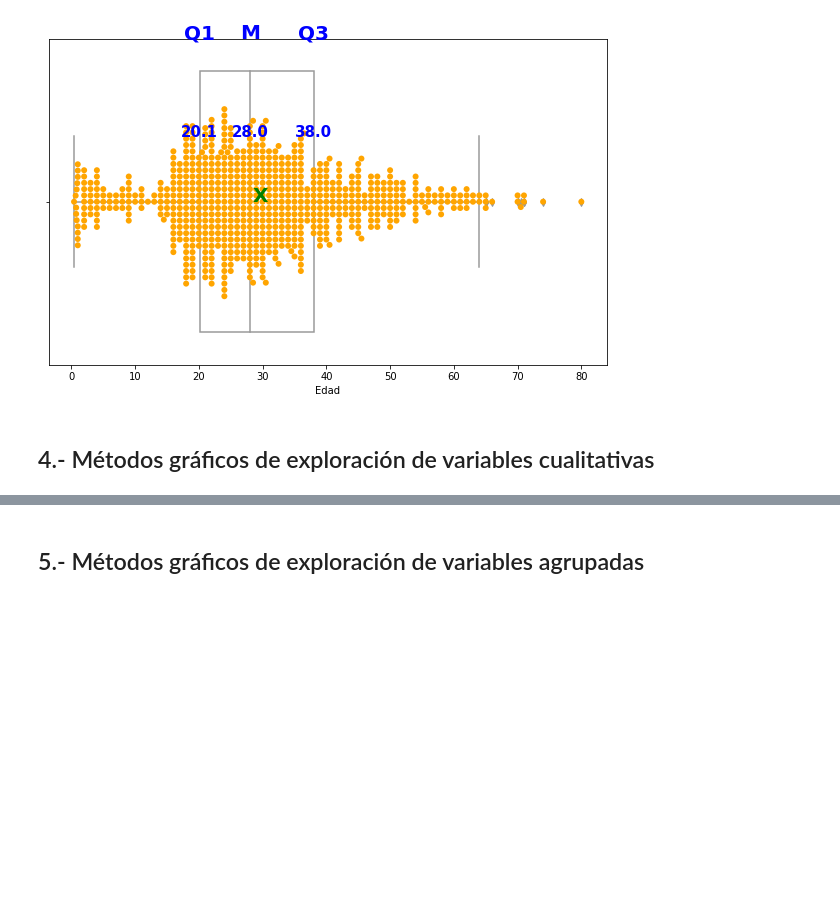
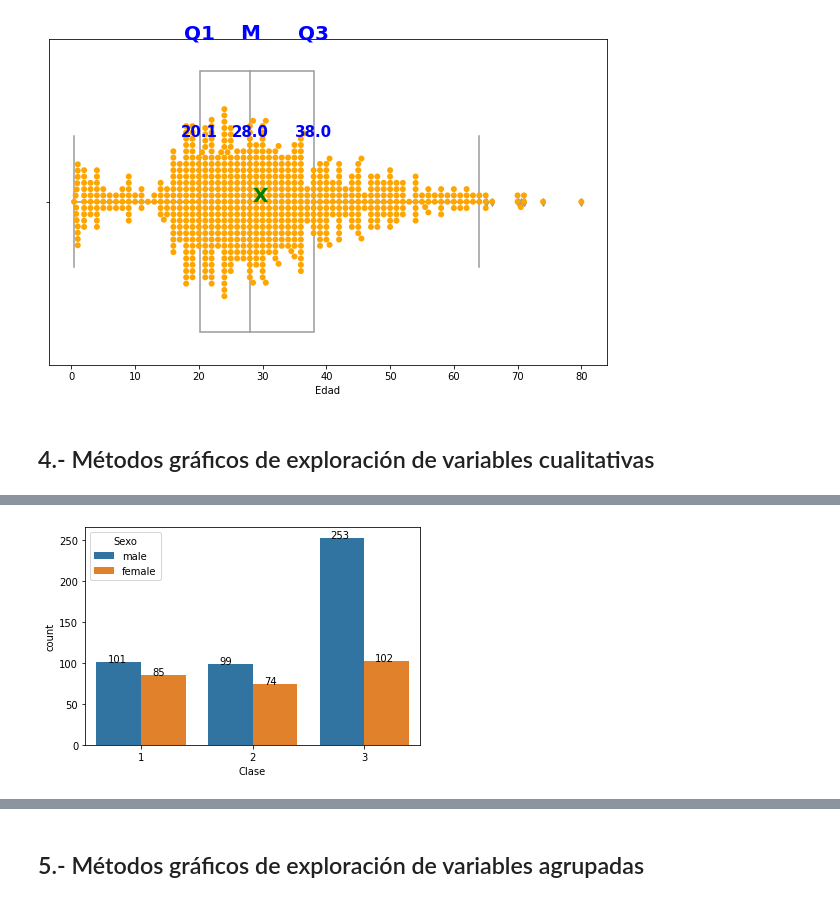
Before and after one commit to armandovl/funciones_descriptiva, a Jupyter notebook: Clase_Estadistica_Descriptiva.ipynb, the cells around one changed output, grey strips where cells are left out. Saved outputs shown, nothing was run; the diff lists cells and outputs as text; code cells hidden in the pictures; blank space fills up the shorter version.

```diff
--- a/Clase_Estadistica_Descriptiva.ipynb
+++ b/Clase_Estadistica_Descriptiva.ipynb
@@ -489,0 +514,9 @@ Por favor ver el capítulo de tablas de frecuencia
+# %%
+#colocar las anotaciones
+ax=sns.countplot(x="Clase",hue="Sexo",data=datos) #poner en una variable ax
+
+#agregar la funcion parches
+for p in ax.patches:
+        ax.annotate('{:.0f}'.format(p.get_height()), (p.get_x()+0.1, p.get_height()))
+# %% [output]
+[figure, added]
```
Also changed, not shown: parts of 74 cells of this notebook.
